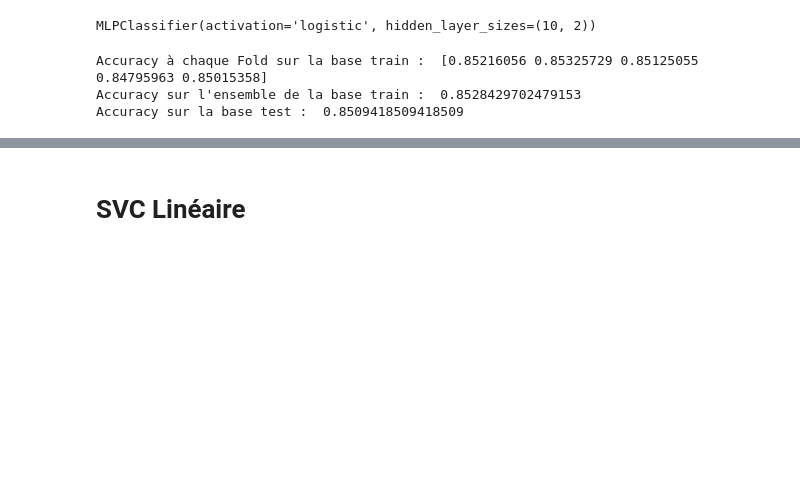
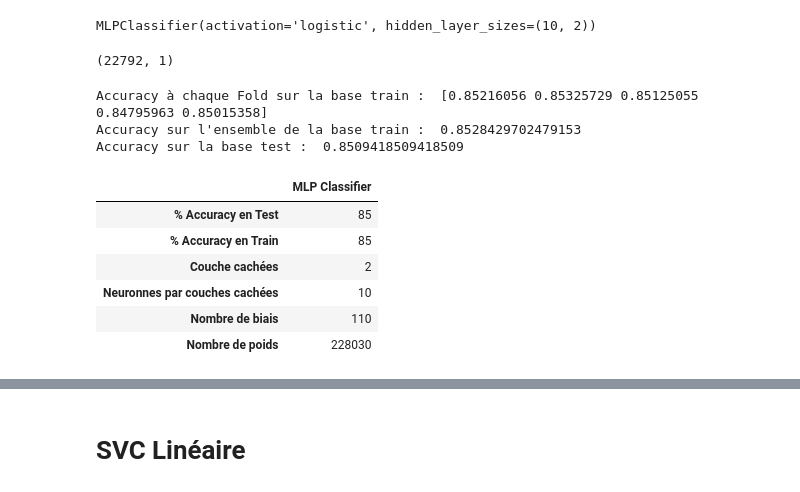
Before and after one commit to RudyLo/Projet_ML, a Jupyter notebook: TP2.ipynb, the cells around one changed output, grey strips where cells are left out. Cells and saved outputs as stored; diff of their text form; code cells hidden in the pictures; blank space fills up the shorter version.

```diff
--- a/TP2.ipynb
+++ b/TP2.ipynb
@@ -195,6 +195,10 @@ grid.best_estimator_
 MLPClassifier(activation='logistic', hidden_layer_sizes=(10, 2))
 # %%
 clf_mlp = grid.best_estimator_
+# %%
+(y_train).shape
+# %% [output]
+(22792, 1)
 # %%
 score_mlp = cross_val_score(clf_mlp, X_train, y_train, cv=5)
 
@@ -205,6 +209,21 @@ print("Accuracy sur la base test : ", clf_mlp.score(X_test,y_test))
 Accuracy à chaque Fold sur la base train :  [0.85216056 0.85325729 0.85125055 0.84795963 0.85015358]
 Accuracy sur l'ensemble de la base train :  0.8528429702479153
 Accuracy sur la base test :  0.8509418509418509
+# %%
+#Création du tableau des taux d'erreur par rapport à gamma
+data_mlp = {'MLP Classifier ':{'% Accuracy en Train' : 85,'% Accuracy en Test' : 85,'Couche cachées' : 2, 'Neuronnes par couches cachées' : 10, 'Nombre de poids' : 228030, 'Nombre de biais' : 110}}
+
+
+df_mlp= pd.DataFrame(data_mlp)
+df_mlp
+# %% [output]
+|  | MLP Classifier |
+| % Accuracy en Test | 85 |
+| % Accuracy en Train | 85 |
+| Couche cachées | 2 |
+| Neuronnes par couches cachées | 10 |
+| Nombre de biais | 110 |
+| Nombre de poids | 228030 |
 # %%
 
 #clf_mlp = MLPClassifier(hidden_layer_sizes = (10,5), max_iter=300, activation = 'relu', solver = 'adam').fit(X_train, y_train)
```
Also changed, not shown: parts of 4 cells of this notebook, 2 other files.
